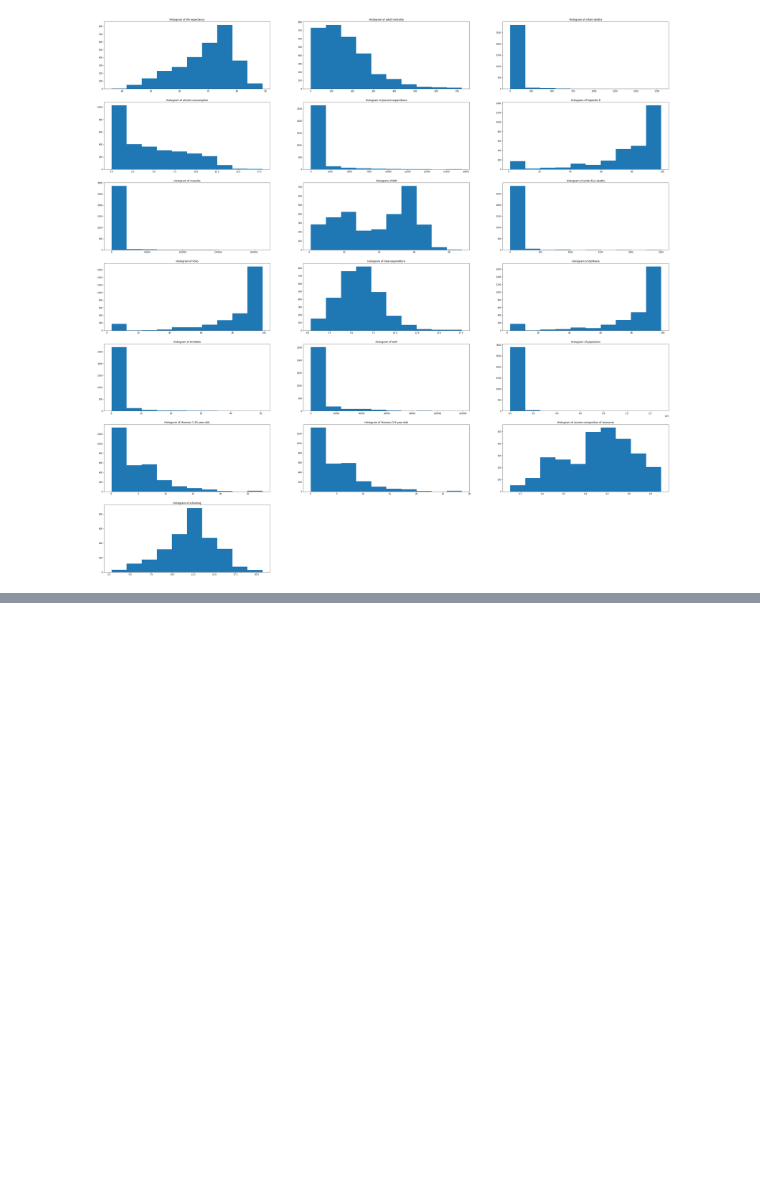
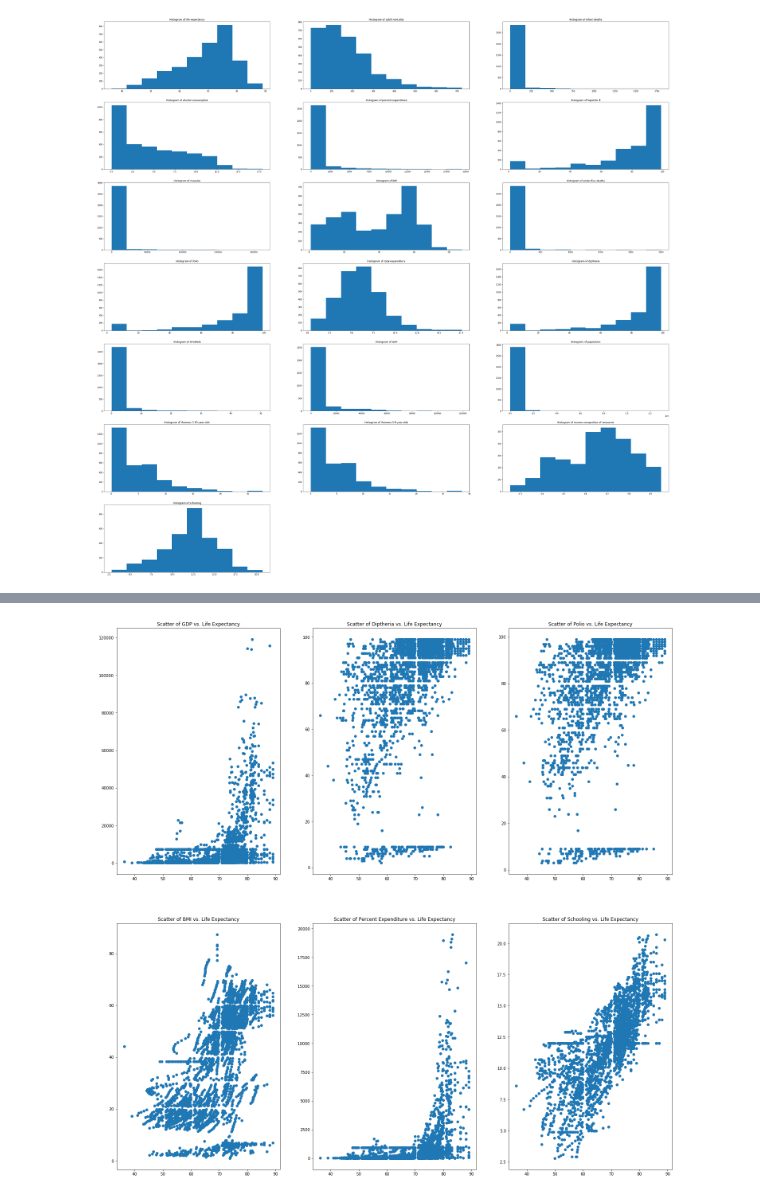
Before and after one commit to sjangeli/Thinkful-Data-Science-Projects, a Jupyter notebook: EDA Challenge.ipynb, the cells around one changed output, grey strips where cells are left out. Cells and saved outputs as stored; diff of their text form; code cells hidden in the pictures; blank space fills up the shorter version.

```diff
--- a/EDA Challenge.ipynb
+++ b/EDA Challenge.ipynb
@@ -809,0 +791,30 @@ plt.show()
+# %%
+plt.figure(figsize=(25,25))
+
+plt.subplot(2, 3, 1)
+plt.scatter(life_expec_df["Life Expectancy"], life_expec_df["GDP"])
+plt.title("Scatter of GDP vs. Life Expectancy")
+
+plt.subplot(2, 3, 2)
+plt.scatter(life_expec_df["Life Expectancy"], life_expec_df["Diphtheria"])
+plt.title("Scatter of Diptheria vs. Life Expectancy")
+
+plt.subplot(2, 3, 3)
+plt.scatter(life_expec_df["Life Expectancy"], life_expec_df["Polio"])
+plt.title("Scatter of Polio vs. Life Expectancy")
+
+plt.subplot(2, 3, 4)
+plt.scatter(life_expec_df["Life Expectancy"], life_expec_df["BMI"])
+plt.title("Scatter of BMI vs. Life Expectancy")
+
+plt.subplot(2, 3, 5)
+plt.scatter(life_expec_df["Life Expectancy"], life_expec_df["Percent Expenditure"])
+plt.title("Scatter of Percent Expenditure vs. Life Expectancy")
+
+plt.subplot(2, 3, 6)
+plt.scatter(life_expec_df["Life Expectancy"], life_expec_df["Schooling"])
+plt.title("Scatter of Schooling vs. Life Expectancy")
+
+plt.show()
+# %% [output]
+[figure, added]
```
Also changed, not shown: parts of 21 cells of this notebook.
